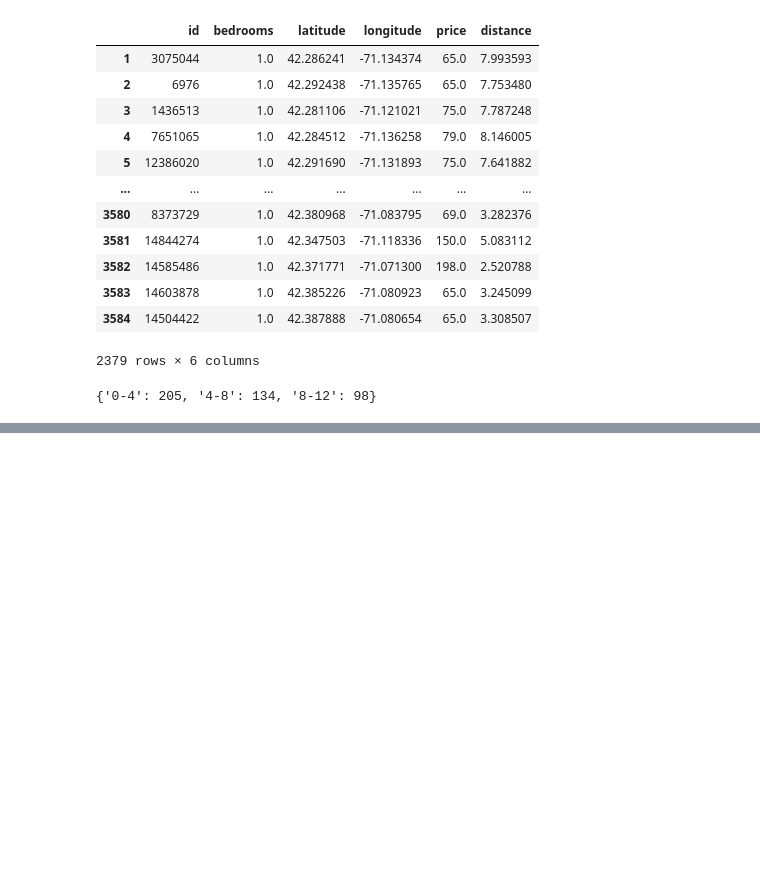
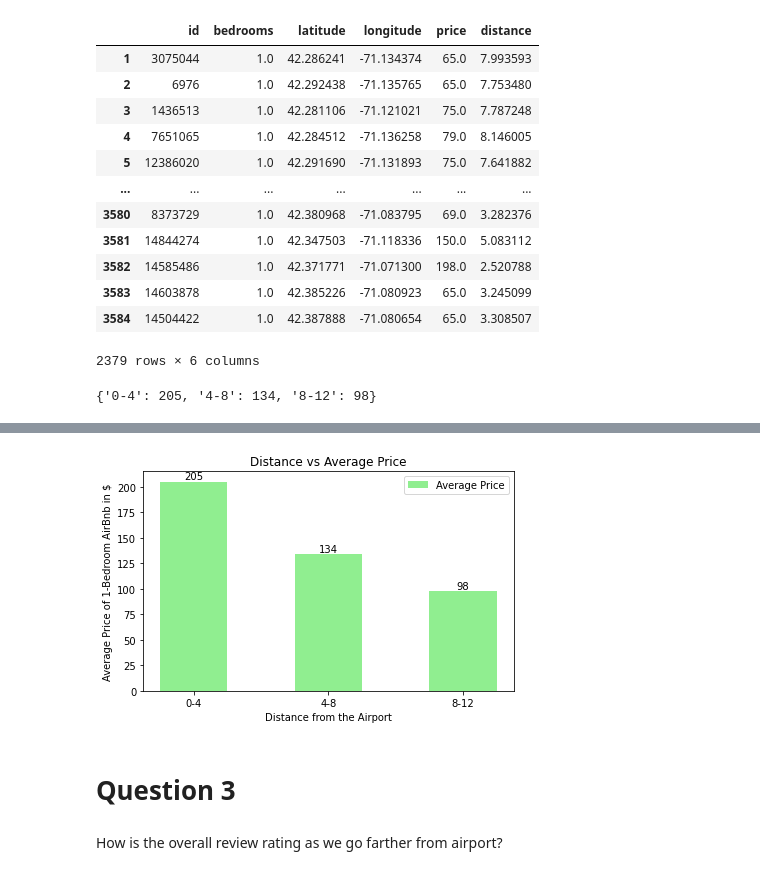
Before and after one commit to sujanshahi050/Data-Science-Projects, a Jupyter notebook: Data Science Blog/Location Based Analysis of properties in Boston.ipynb, the cells around one changed output, grey strips where cells are left out. Cells and saved outputs as stored; diff of their text form; code cells hidden in the pictures; blank space fills up the shorter version.

```diff
--- a/Data Science Blog/Location Based Analysis of properties in Boston.ipynb
+++ b/Data Science Blog/Location Based Analysis of properties in Boston.ipynb
@@ -475,0 +515,62 @@ plt.show()
+# %%
+"""
+    Creating plot
+"""
+
+
+def create_distance_vs_price_bar_chart_from_dict(avg_prices_dict,xLabel,yLabel,title,saveAs,label):
+    """
+        Function to create a distance vs price bar chart using a dictionary
+
+        INPUT: avg_prices_dict, dictionary with distance as key and prices as value
+               xLabel, yLabel, title, saveAs, label: String
+
+        OUTPUT: Print a bar chart of distance vs price
+    """
+
+
+
+    """
+        Helper Function
+    """
+    # Code Credit: https://matplotlib.org/3.3.3/gallery/lines_bars_and_markers/barchart.html#sphx-glr-gallery-lines-bars-and-markers-barchart-py
+    def autolabel(rects):
+        """
+            Function to display counts on top of each bar in a bar chart.
+        """
+        """Attach a text label above each bar in *rects*, displaying its height."""
+        for rect in rects:
+            height = rect.get_height()
+            ax.annotate('{}'.format(height),
+                        xy=(rect.get_x() + rect.get_width() / 2, height),
+                        xytext=(0,0.15), # .25 vertical offset
+                        textcoords="offset points",
+                        ha='center', va='bottom')
+    distance_list = []
+    values_list = []
+    for k, v in avg_prices_dict.items():
+        distance_list.append(k)
+        values_list.append(v)
+    # Label locations
+    x = np.arange(3)
+    count = values_list
+    width = 0.5
+    fig,ax = plt.subplots()
+    bar1 = ax.bar(x,count,width,label=label,color='lightgreen')
+    ax.set_ylabel(yLabel)
+    ax.set_xlabel(xLabel)
+    ax.set_title(title)
+    plt.xticks((index),('0-4','4-8','8-12'))
+    ax.legend()
+    autolabel(bar1)
+    fig.tight_layout()
+    plt.savefig(saveAs)
+    plt.show()
+
+create_distance_vs_price_bar_chart_from_dict(avg_prices_dict,xLabel="Distance from the Airport",yLabel="Average Price of 1-Bedroom AirBnb in $",title="Distance vs Average Price",saveAs='distance-vs-average-price.jpg',label="Average Price")
+# %% [output]
+[figure, added]
+# %% [markdown]
+# Question 3
+# %% [markdown]
+How is the overall review rating as we go farther from airport?
```
Also changed, not shown: parts of 24 cells of this notebook, 10 other files.
